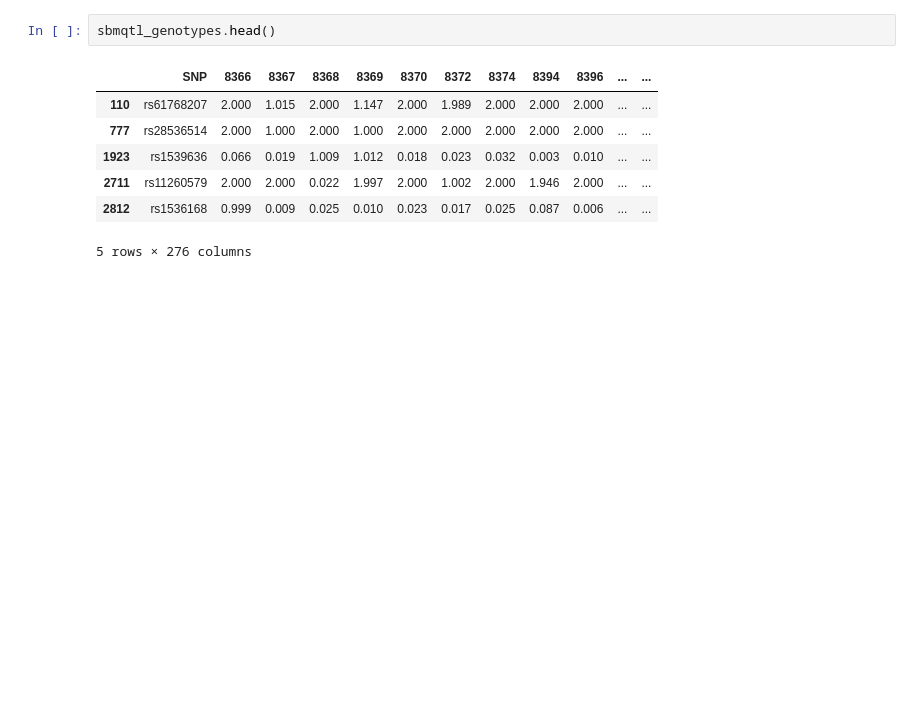
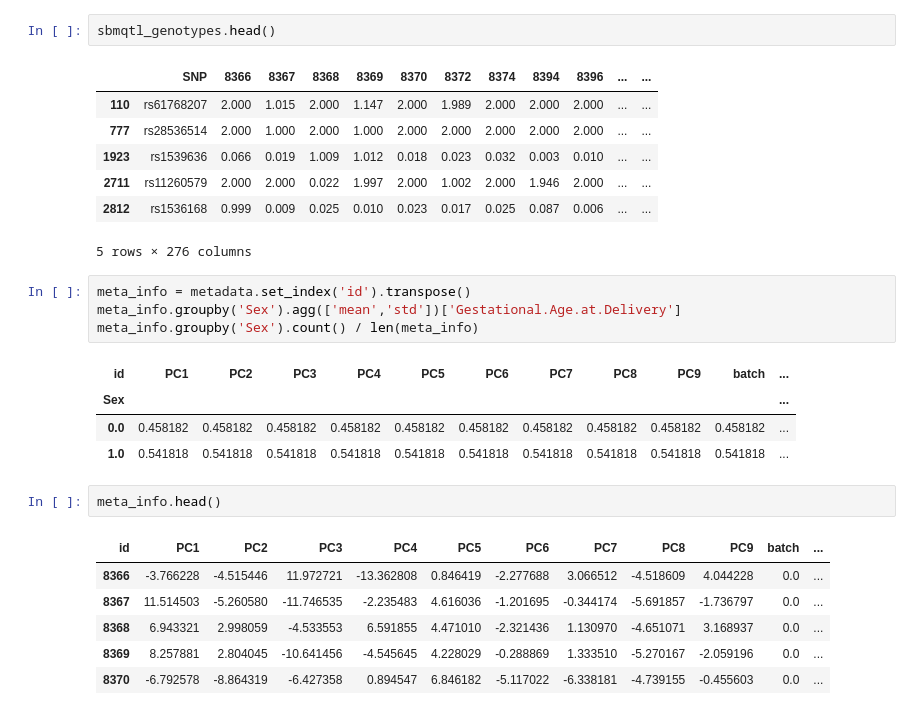
Before and after one commit to wilcas/sex_specific_mQTL, a Jupyter notebook: delahaye_mQTL_analyses/mQTL_exploration_filtering.ipynb, the cells around one changed output. Cells and saved outputs as stored; diff of their text form; blank space fills up the shorter version.

```diff
--- a/delahaye_mQTL_analyses/mQTL_exploration_filtering.ipynb
+++ b/delahaye_mQTL_analyses/mQTL_exploration_filtering.ipynb
@@ -629,3 +668,21 @@ sbmqtl_genotypes.head()
 | 2711 | rs11260579 | 2.000 | 2.000 | 0.022 | 1.997 | 2.000 | 1.002 | 2.000 | 1.946 | 2.000 | ... | ... |
 | 2812 | rs1536168 | 0.999 | 0.009 | 0.025 | 0.010 | 0.023 | 0.017 | 0.025 | 0.087 | 0.006 | ... | ... |
 5 rows × 276 columns
+# %%
+meta_info = metadata.set_index('id').transpose()
+meta_info.groupby('Sex').agg(['mean','std'])['Gestational.Age.at.Delivery']
+meta_info.groupby('Sex').count() / len(meta_info)
+# %% [output]
+| id | PC1 | PC2 | PC3 | PC4 | PC5 | PC6 | PC7 | PC8 | PC9 | batch | ... |
+| Sex |  |  |  |  |  |  |  |  |  |  | ... |
+| 0.0 | 0.458182 | 0.458182 | 0.458182 | 0.458182 | 0.458182 | 0.458182 | 0.458182 | 0.458182 | 0.458182 | 0.458182 | ... |
+| 1.0 | 0.541818 | 0.541818 | 0.541818 | 0.541818 | 0.541818 | 0.541818 | 0.541818 | 0.541818 | 0.541818 | 0.541818 | ... |
+# %%
+meta_info.head()
+# %% [output]
+| id | PC1 | PC2 | PC3 | PC4 | PC5 | PC6 | PC7 | PC8 | PC9 | batch | ... |
+| 8366 | -3.766228 | -4.515446 | 11.972721 | -13.362808 | 0.846419 | -2.277688 | 3.066512 | -4.518609 | 4.044228 | 0.0 | ... |
+| 8367 | 11.514503 | -5.260580 | -11.746535 | -2.235483 | 4.616036 | -1.201695 | -0.344174 | -5.691857 | -1.736797 | 0.0 | ... |
+| 8368 | 6.943321 | 2.998059 | -4.533553 | 6.591855 | 4.471010 | -2.321436 | 1.130970 | -4.651071 | 3.168937 | 0.0 | ... |
+| 8369 | 8.257881 | 2.804045 | -10.641456 | -4.545645 | 4.228029 | -0.288869 | 1.333510 | -5.270167 | -2.059196 | 0.0 | ... |
+| 8370 | -6.792578 | -8.864319 | -6.427358 | 0.894547 | 6.846182 | -5.117022 | -6.338181 | -4.739155 | -0.455603 | 0.0 | ... |
```
Also changed, not shown: parts of 19 cells of this notebook, 4 other files.
